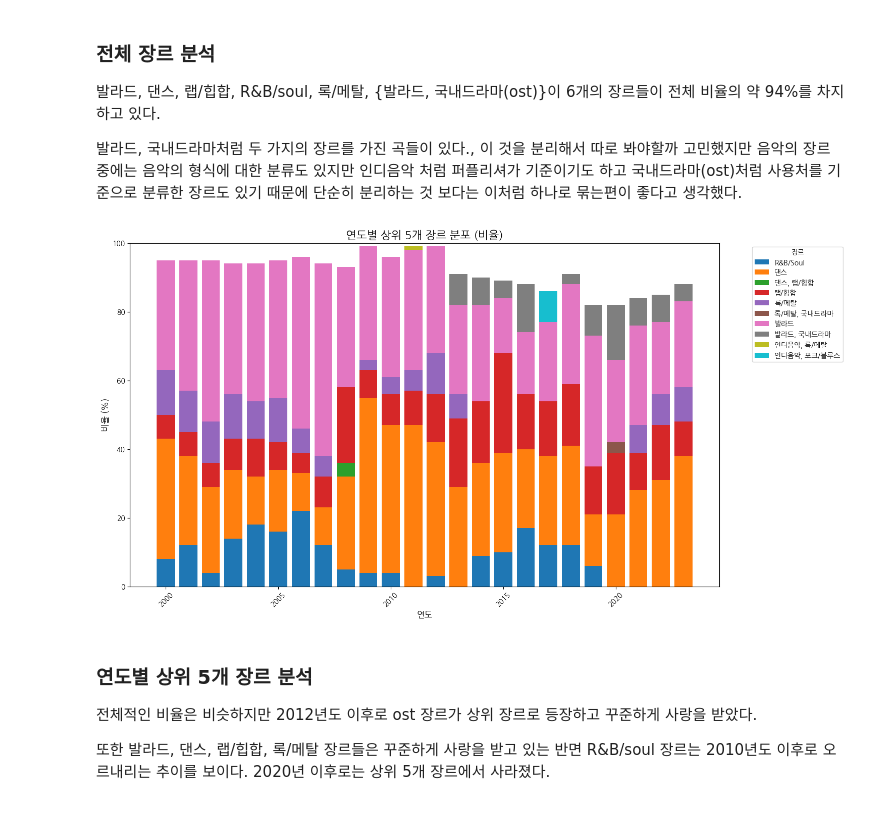
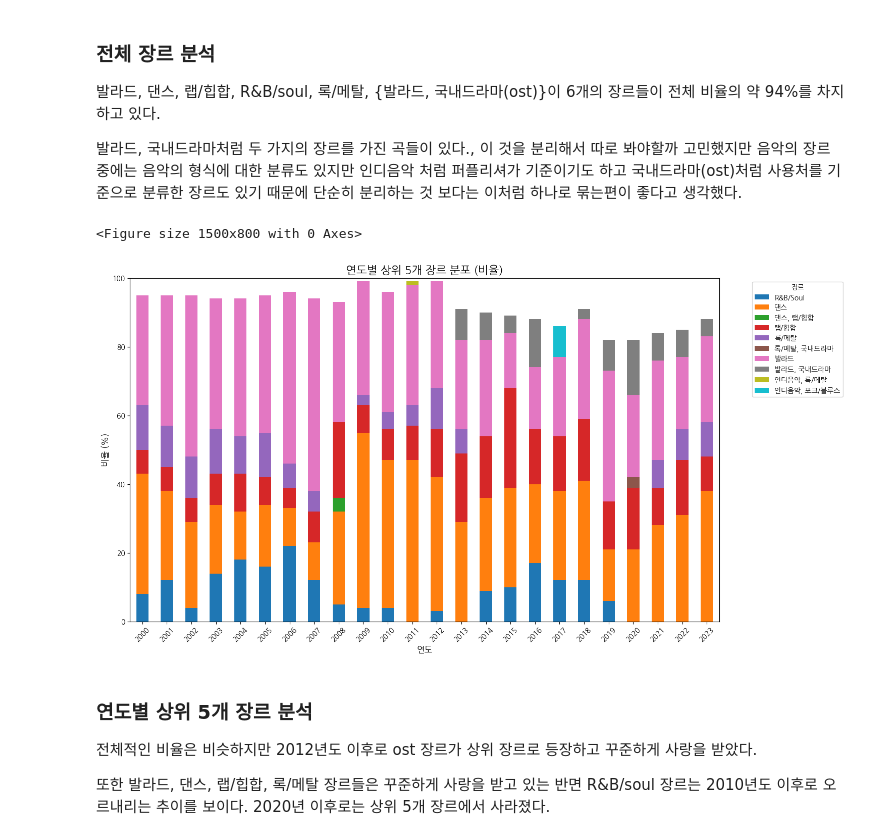
Before and after one commit to hojuna/Melon_Chart_Insights, a Jupyter notebook: notebooks/EDA.ipynb, the cells around one changed output. Cells and saved outputs as stored; diff of their text form; code cells hidden in the pictures.

```diff
--- a/notebooks/EDA.ipynb
+++ b/notebooks/EDA.ipynb
@@ -81,36 +81,35 @@ plt.show()
 # %%
 
 
 # 연도별 상위 5개 장르 추출 및 비율 계산
 def get_top_5_genres_percentage(group):
     total = len(group)
     return (group['Genre'].value_counts().nlargest(5) / total * 100).round(2)
 
 # 연도별 장르 비율 계산
-genres_by_year = df.groupby('song_year').apply(get_top_5_genres_percentage).unstack()
+top_5_genres = df.groupby('song_year').apply(
+    lambda x: get_top_5_genres_percentage(x)
+)
 
 # 결측값을 0으로 채우기
-genres_by_year = genres_by_year.fillna(0)
+top_5_genres = top_5_genres.fillna(0)
 
 # 그래프 그리기
 plt.figure(figsize=(15, 8))
-bottom = pd.Series(0, index=genres_by_year.index)
-
-for genre in genres_by_year.columns:
-    plt.bar(genres_by_year.index, genres_by_year[genre], bottom=bottom, label=genre)
-    bottom += genres_by_year[genre]
+top_5_genres.unstack().plot(kind='bar', stacked=True, figsize=(15, 8))
 
 plt.title('연도별 상위 5개 장르 분포 (비율)', fontsize=16)
 plt.xlabel('연도', fontsize=12)
 plt.ylabel('비율 (%)', fontsize=12)
 plt.legend(title='장르', bbox_to_anchor=(1.05, 1), loc='upper left')
 plt.xticks(rotation=45)
 
 plt.ylim(0, 100)  # y축 범위를 0%에서 100%로 설정
 plt.tight_layout()
 plt.show()
 # %% [output]
+<Figure size 1500x800 with 0 Axes>
-[figure, old version]
+[figure, new version]
 # %% [markdown]
 ### 연도별 상위 5개 장르 분석
 
```
Also changed, not shown: parts of 1 cell of this notebook, 3 other files.
